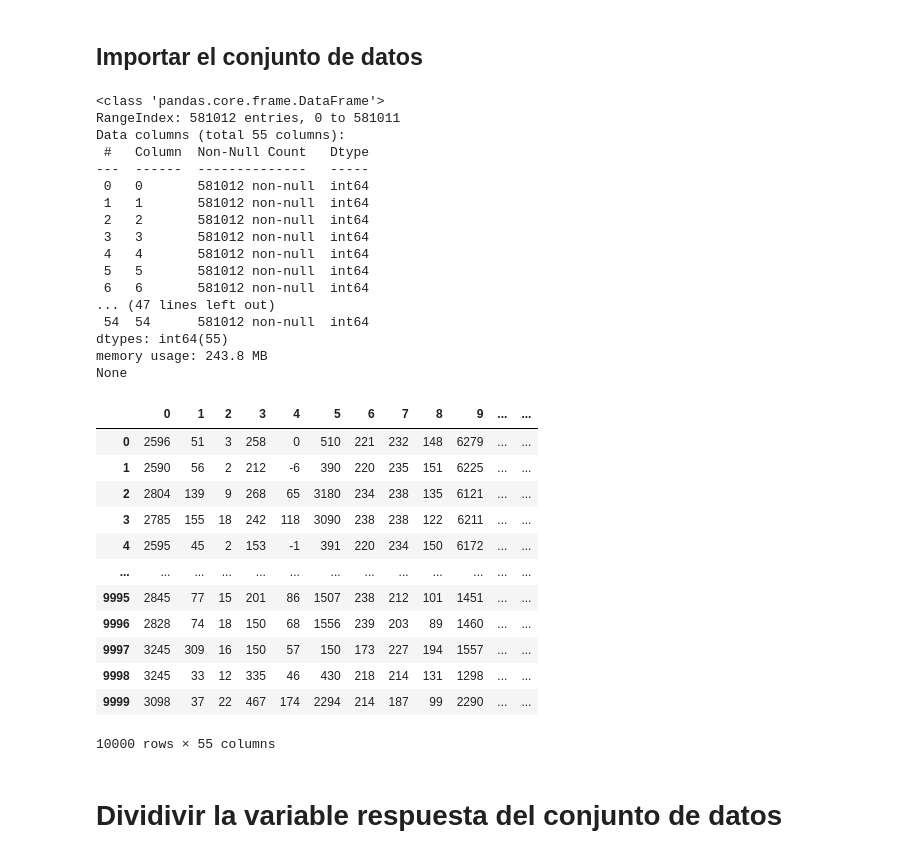
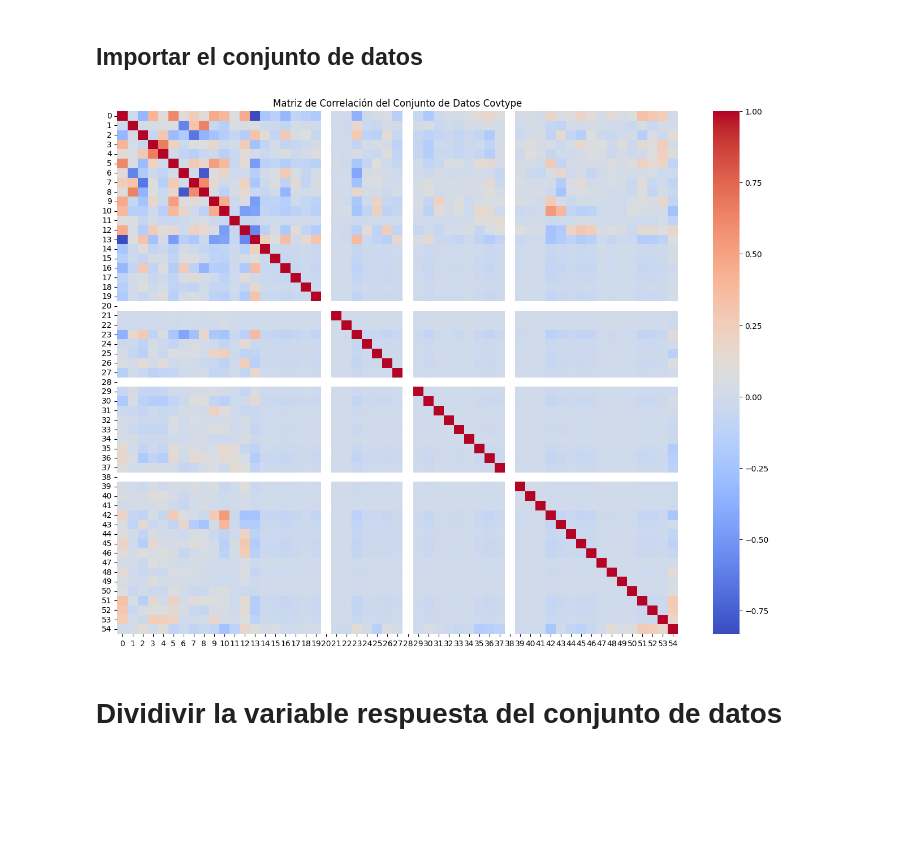
Before and after one commit to Kojimena/P2-ADA, a Jupyter notebook: 01-SVM.ipynb, the cells around one changed output. Drawn from its saved outputs; the diff is of its cells as text; code cells hidden in the pictures; blank space fills up the shorter version.

Commit message:
Correlation Matrix

```diff
--- a/01-SVM.ipynb
+++ b/01-SVM.ipynb
@@ -20,45 +21,25 @@ from sklearn.metrics import confusion_matrix, accuracy_score, r2_score
 # %% [markdown]
 ## Importar el conjunto de datos
 # %%
+
+
 # Cargar datos del archivo covtype.data
 df = pd.read_csv("covtype.data", header=None)
 
+# Seleccionar las primeras 10,000 muestras
 max_samples = 10000
-print(df.info())
+df = df.head(max_samples)
 
-df = df.head(max_samples)
-df
+# Generar la matriz de correlación
+corr_matrix = df.corr()
+
+# Visualizar la matriz de correlación usando Seaborn
+plt.figure(figsize=(16, 12))
+sns.heatmap(corr_matrix, annot=False, fmt=".2f", cmap="coolwarm")
+plt.title("Matriz de Correlación del Conjunto de Datos Covtype")
+plt.show()
 # %% [output]
-<class 'pandas.core.frame.DataFrame'>
-RangeIndex: 581012 entries, 0 to 581011
-Data columns (total 55 columns):
- #   Column  Non-Null Count   Dtype
----  ------  --------------   -----
- 0   0       581012 non-null  int64
- 1   1       581012 non-null  int64
- 2   2       581012 non-null  int64
- 3   3       581012 non-null  int64
- 4   4       581012 non-null  int64
- 5   5       581012 non-null  int64
- 6   6       581012 non-null  int64
-... (47 lines left out)
- 54  54      581012 non-null  int64
-dtypes: int64(55)
-memory usage: 243.8 MB
-None
-|  | 0 | 1 | 2 | 3 | 4 | 5 | 6 | 7 | 8 | 9 | ... | ... |
-| 0 | 2596 | 51 | 3 | 258 | 0 | 510 | 221 | 232 | 148 | 6279 | ... | ... |
-| 1 | 2590 | 56 | 2 | 212 | -6 | 390 | 220 | 235 | 151 | 6225 | ... | ... |
-| 2 | 2804 | 139 | 9 | 268 | 65 | 3180 | 234 | 238 | 135 | 6121 | ... | ... |
-| 3 | 2785 | 155 | 18 | 242 | 118 | 3090 | 238 | 238 | 122 | 6211 | ... | ... |
-| 4 | 2595 | 45 | 2 | 153 | -1 | 391 | 220 | 234 | 150 | 6172 | ... | ... |
-| ... | ... | ... | ... | ... | ... | ... | ... | ... | ... | ... | ... | ... |
-| 9995 | 2845 | 77 | 15 | 201 | 86 | 1507 | 238 | 212 | 101 | 1451 | ... | ... |
-| 9996 | 2828 | 74 | 18 | 150 | 68 | 1556 | 239 | 203 | 89 | 1460 | ... | ... |
-| 9997 | 3245 | 309 | 16 | 150 | 57 | 150 | 173 | 227 | 194 | 1557 | ... | ... |
-| 9998 | 3245 | 33 | 12 | 335 | 46 | 430 | 218 | 214 | 131 | 1298 | ... | ... |
-| 9999 | 3098 | 37 | 22 | 467 | 174 | 2294 | 214 | 187 | 99 | 2290 | ... | ... |
-10000 rows × 55 columns
+[figure, added]
 # %% [markdown]
 # Dividivir la variable respuesta del conjunto de datos
 # %%
```
Also changed, not shown: parts of 1 cell of this notebook.
